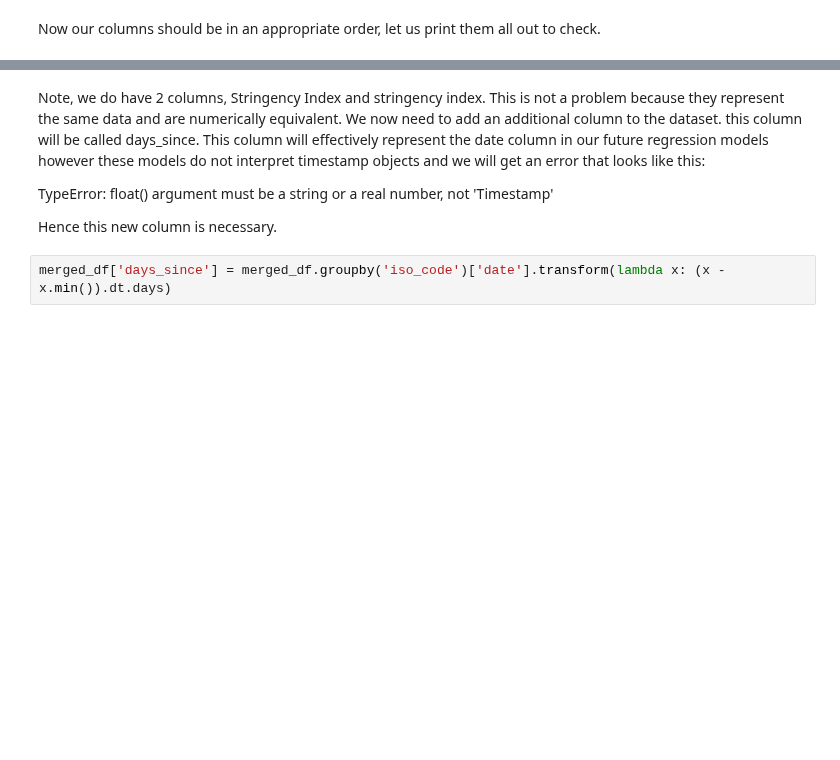
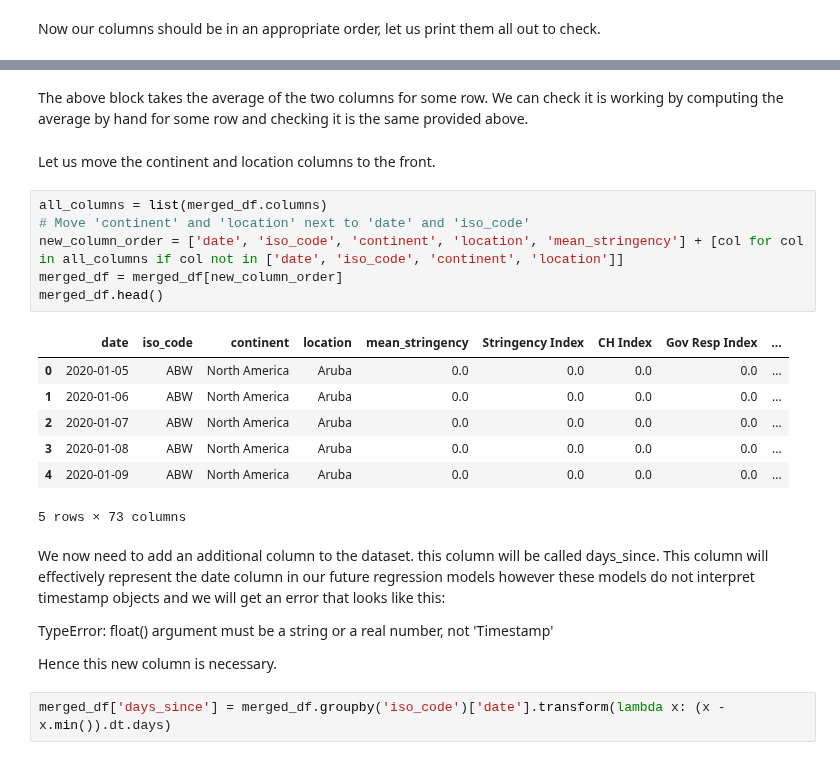
Before and after one commit to markmilner21/Assessment-1-Supervised-Prediction, a Jupyter notebook: Report/02-Data_Access.ipynb, the cells around one changed output, grey strips where cells are left out. Drawn from its saved outputs; the diff is of its cells as text; blank space fills up the shorter version.

```diff
--- a/Report/02-Data_Access.ipynb
+++ b/Report/02-Data_Access.ipynb
@@ -276,5 +337,23 @@ Index(['date', 'iso_code', 'continent', 'location', 'Stringency Index',
+# %% [markdown]
+The above block takes the average of the two columns for some row. We can check it is working by computing the average by hand for some row and checking it is the same provided above.
+# %% [markdown]
+Let us move the continent and location columns to the front.
+# %%
+all_columns = list(merged_df.columns)
+# Move 'continent' and 'location' next to 'date' and 'iso_code'
+new_column_order = ['date', 'iso_code', 'continent', 'location', 'mean_stringency'] + [col for col in all_columns if col not in ['date', 'iso_code', 'continent', 'location']]
+merged_df = merged_df[new_column_order]
+merged_df.head()
+# %% [output]
+|  | date | iso_code | continent | location | mean_stringency | Stringency Index | CH Index | Gov Resp Index | ... |
+| 0 | 2020-01-05 | ABW | North America | Aruba | 0.0 | 0.0 | 0.0 | 0.0 | ... |
+| 1 | 2020-01-06 | ABW | North America | Aruba | 0.0 | 0.0 | 0.0 | 0.0 | ... |
+| 2 | 2020-01-07 | ABW | North America | Aruba | 0.0 | 0.0 | 0.0 | 0.0 | ... |
+| 3 | 2020-01-08 | ABW | North America | Aruba | 0.0 | 0.0 | 0.0 | 0.0 | ... |
+| 4 | 2020-01-09 | ABW | North America | Aruba | 0.0 | 0.0 | 0.0 | 0.0 | ... |
+5 rows × 73 columns
 # %% [markdown]
-Note, we do have 2 columns, Stringency Index and stringency index. This is not a problem because they represent the same data and are numerically equivalent. We now need to add an additional column to the dataset. this column will be called days_since. This column will effectively represent the date column in our future regression models however these models do not interpret timestamp objects and we will get an error that looks like this:
+We now need to add an additional column to the dataset. this column will be called days_since. This column will effectively represent the date column in our future regression models however these models do not interpret timestamp objects and we will get an error that looks like this:
 
 TypeError: float() argument must be a string or a real number, not 'Timestamp'
 
```
Also changed, not shown: parts of 8 cells of this notebook, 1 other file.
